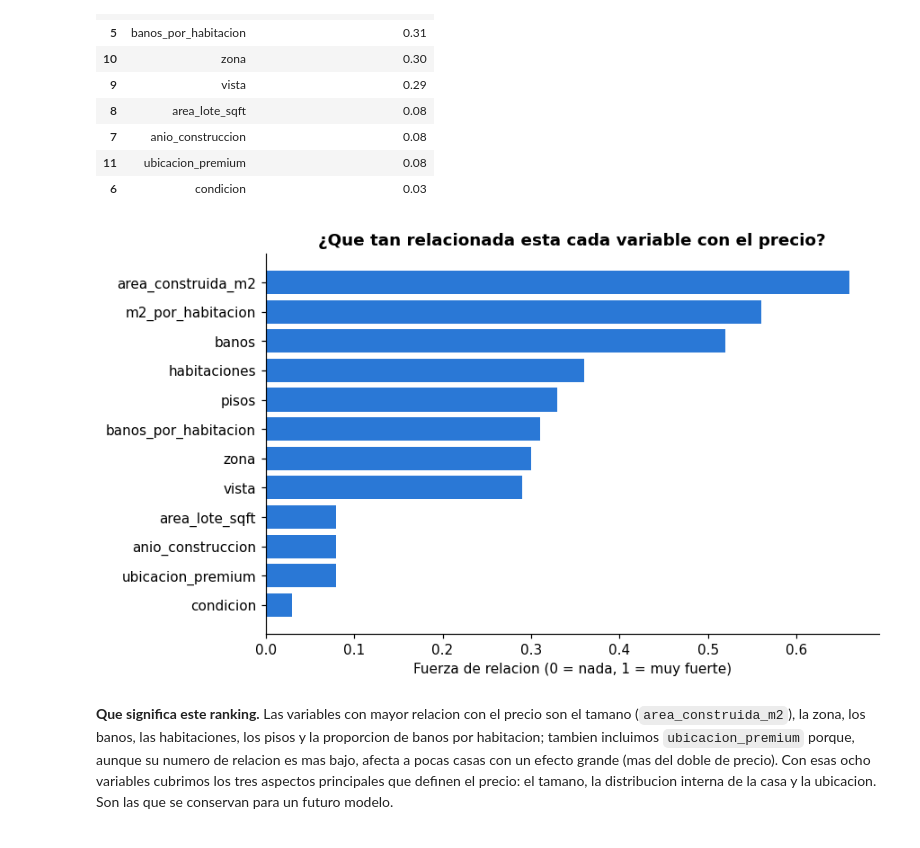
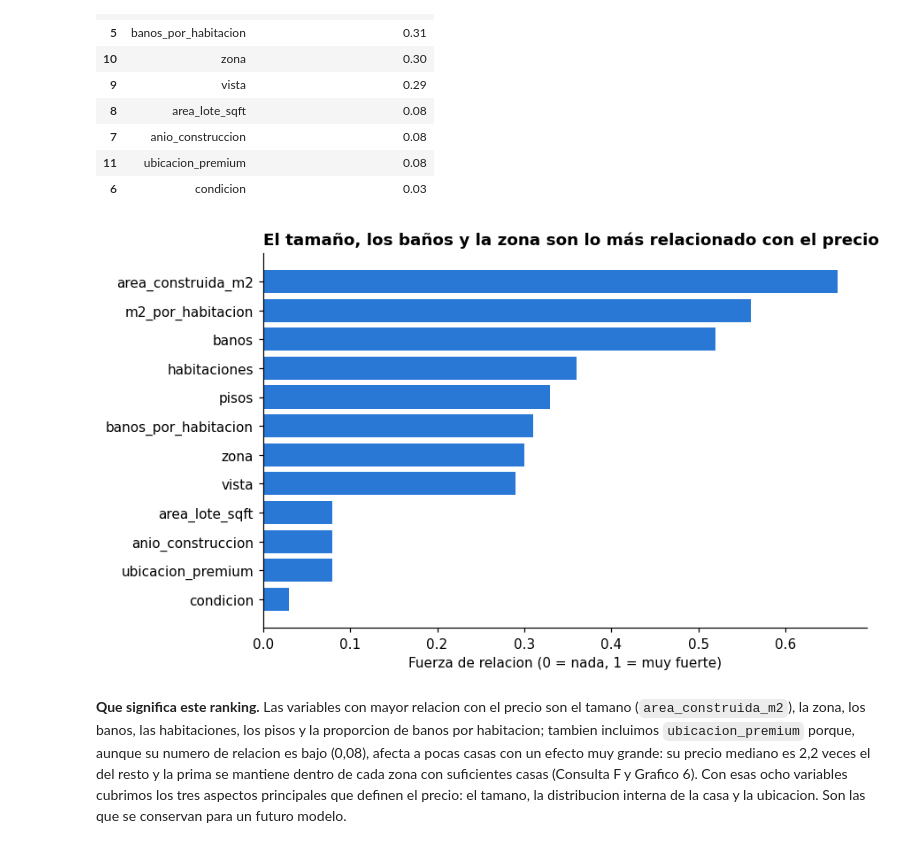
Before and after one commit to wantuds-crypto/Ciencia-datos-curso, a Jupyter notebook: Final_precios_inmuebles.ipynb, the cells around one changed output. Saved outputs shown, nothing was run; the diff lists cells and outputs as text; code cells hidden in the pictures.

```diff
--- a/Final_precios_inmuebles.ipynb
+++ b/Final_precios_inmuebles.ipynb
@@ -767,13 +759,13 @@ tabla_evaluacion
 # %%
 plt.figure(figsize=(8, 5))
 plt.barh(tabla_evaluacion["Variable"][::-1], tabla_evaluacion["Fuerza de relacion con el precio"][::-1], color="#2a78d6")
-plt.title("¿Que tan relacionada esta cada variable con el precio?")
+plt.title("El tamaño, los baños y la zona son lo más relacionado con el precio", loc="left")
 plt.xlabel("Fuerza de relacion (0 = nada, 1 = muy fuerte)")
 plt.show()
 # %% [output]
-[figure, old version]
+[figure, new version]
 # %% [markdown]
-**Que significa este ranking.** Las variables con mayor relacion con el precio son el tamano (`area_construida_m2`), la zona, los banos, las habitaciones, los pisos y la proporcion de banos por habitacion; tambien incluimos `ubicacion_premium` porque, aunque su numero de relacion es mas bajo, afecta a pocas casas con un efecto grande (mas del doble de precio). Con esas ocho variables cubrimos los tres aspectos principales que definen el precio: el tamano, la distribucion interna de la casa y la ubicacion. Son las que se conservan para un futuro modelo.
+**Que significa este ranking.** Las variables con mayor relacion con el precio son el tamano (`area_construida_m2`), la zona, los banos, las habitaciones, los pisos y la proporcion de banos por habitacion; tambien incluimos `ubicacion_premium` porque, aunque su numero de relacion es bajo (0,08), afecta a pocas casas con un efecto muy grande: su precio mediano es 2,2 veces el del resto y la prima se mantiene dentro de cada zona con suficientes casas (Consulta F y Grafico 6). Con esas ocho variables cubrimos los tres aspectos principales que definen el precio: el tamano, la distribucion interna de la casa y la ubicacion. Son las que se conservan para un futuro modelo.
 # %% [markdown]
 ## 9. Analisis final del ejercicio
 
```
Also changed, not shown: parts of 8 cells of this notebook.
